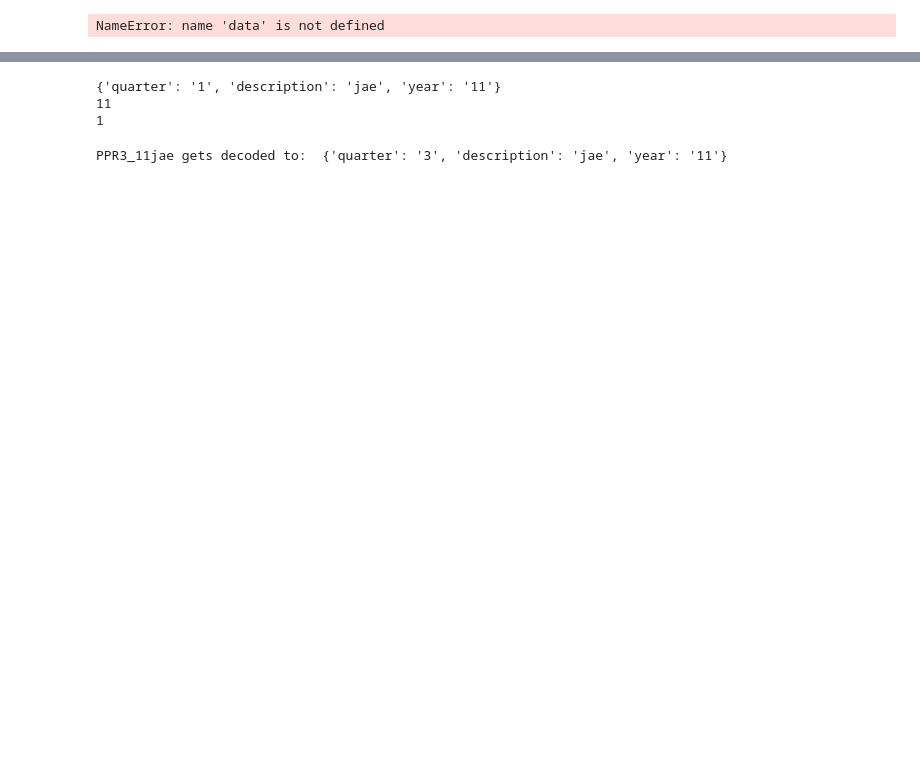
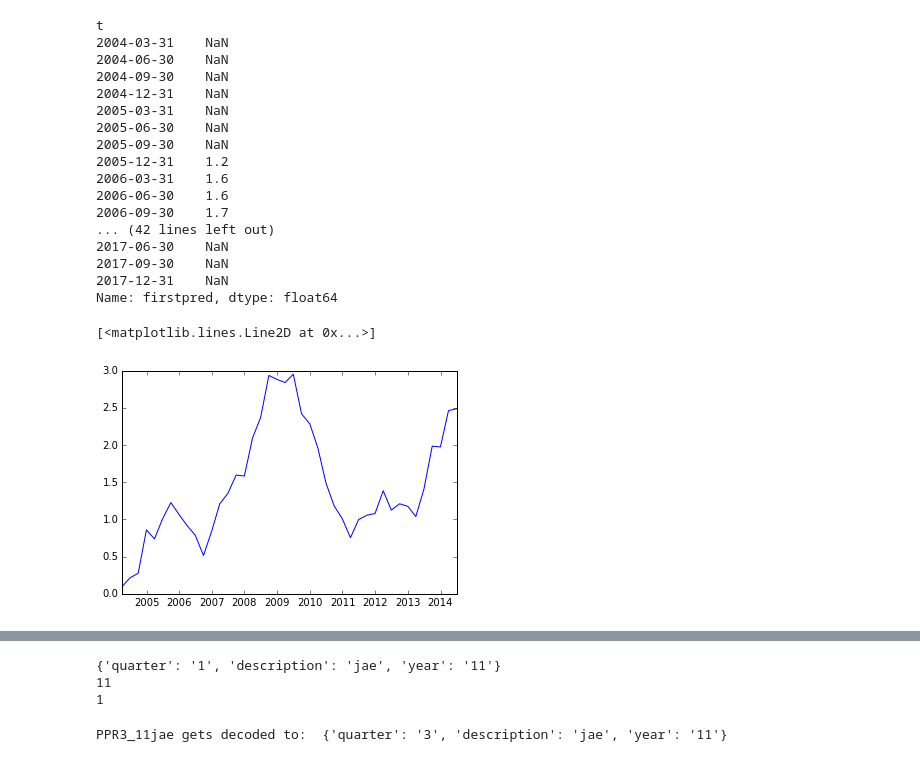
Before and after one commit to camillanore/Inflastudy, a Jupyter notebook: inflastudy.ipynb, the cells around one changed output, grey strips where cells are left out. Saved outputs shown, nothing was run; the diff lists cells and outputs as text; code cells hidden in the pictures; blank space fills up the shorter version.

```diff
--- a/inflastudy.ipynb
+++ b/inflastudy.ipynb
@@ -81,21 +97,39 @@ NameError: name 'data' is not defined
 # %%
 #How to find the vector of predictions one quarter ahead
 for t in data.raw_data.index:
     for col in jae_columns:
         value = data.raw_data.loc[t,col]
         if not math.isnan(value):
             # This is a start, but def not correct
             # Maybe because the jae columns are not sorted correctly?
             data.raw_data.loc[t, 'firstpred'] = value
-            data.raw_data.loc[t, 'firstpred_']
+            data.raw_data.loc[t, 'firstpred']
         break # stop the loop on the first valid prediction
 
 print data.raw_data.firstpred
 plt.figure('First prediction')
 plt.plot(data.raw_data.index,
         data.raw_data['CPI-jae'])
 # %% [output]
-NameError: name 'data' is not defined
+t
+2004-03-31    NaN
+2004-06-30    NaN
+2004-09-30    NaN
+2004-12-31    NaN
+2005-03-31    NaN
+2005-06-30    NaN
+2005-09-30    NaN
+2005-12-31    1.2
+2006-03-31    1.6
+2006-06-30    1.6
+2006-09-30    1.7
+... (42 lines left out)
+2017-06-30    NaN
+2017-09-30    NaN
+2017-12-31    NaN
+Name: firstpred, dtype: float64
+[<matplotlib.lines.Line2D at 0x...>]
+[figure, added]
 # %%
 # How to find the vector of predictions one quarter ahead
 
```
Also changed, not shown: parts of 9 cells of this notebook, 4 other files.
